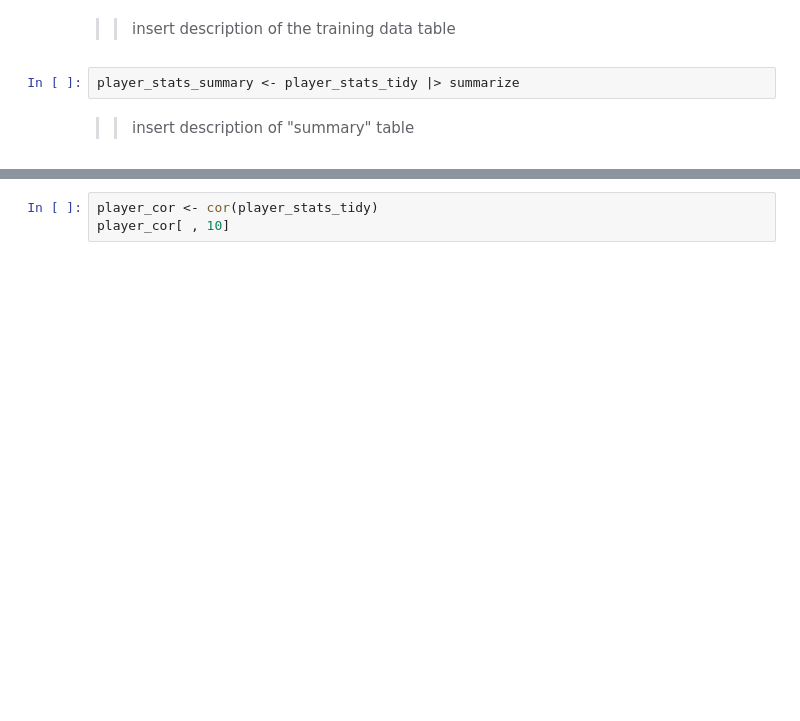
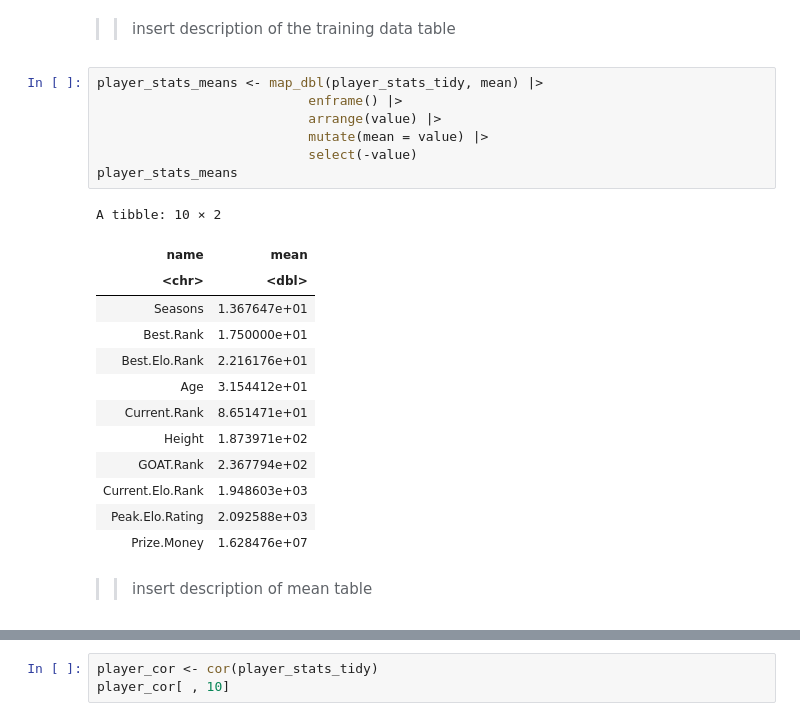
Before and after one commit to harmonyam/dsci100_project, a Jupyter notebook: project_final_draft.ipynb, the cells around one changed output, grey strips where cells are left out. Drawn from its saved outputs; the diff is of its cells as text; blank space fills up the shorter version.

```diff
--- a/project_final_draft.ipynb
+++ b/project_final_draft.ipynb
@@ -71,7 +92,26 @@ Warning message:
 • Stratification will use 3 breaks instead.”
 # %% [markdown]
 >> insert description of the training data table
-# %%
-player_stats_summary <- player_stats_tidy |> summarize
+# %%
+player_stats_means <- map_dbl(player_stats_tidy, mean) |>
+                           enframe() |>
+                           arrange(value) |>
+                           mutate(mean = value) |>
+                           select(-value)
+player_stats_means
+# %% [output]
+A tibble: 10 × 2
+| name | mean |
+| <chr> | <dbl> |
+| Seasons | 1.367647e+01 |
+| Best.Rank | 1.750000e+01 |
+| Best.Elo.Rank | 2.216176e+01 |
+| Age | 3.154412e+01 |
+| Current.Rank | 8.651471e+01 |
+| Height | 1.873971e+02 |
+| GOAT.Rank | 2.367794e+02 |
+| Current.Elo.Rank | 1.948603e+03 |
+| Peak.Elo.Rating | 2.092588e+03 |
+| Prize.Money | 1.628476e+07 |
 # %% [markdown]
->> insert description of "summary" table
+>> insert description of mean table
```
Also changed, not shown: parts of 30 cells of this notebook.
